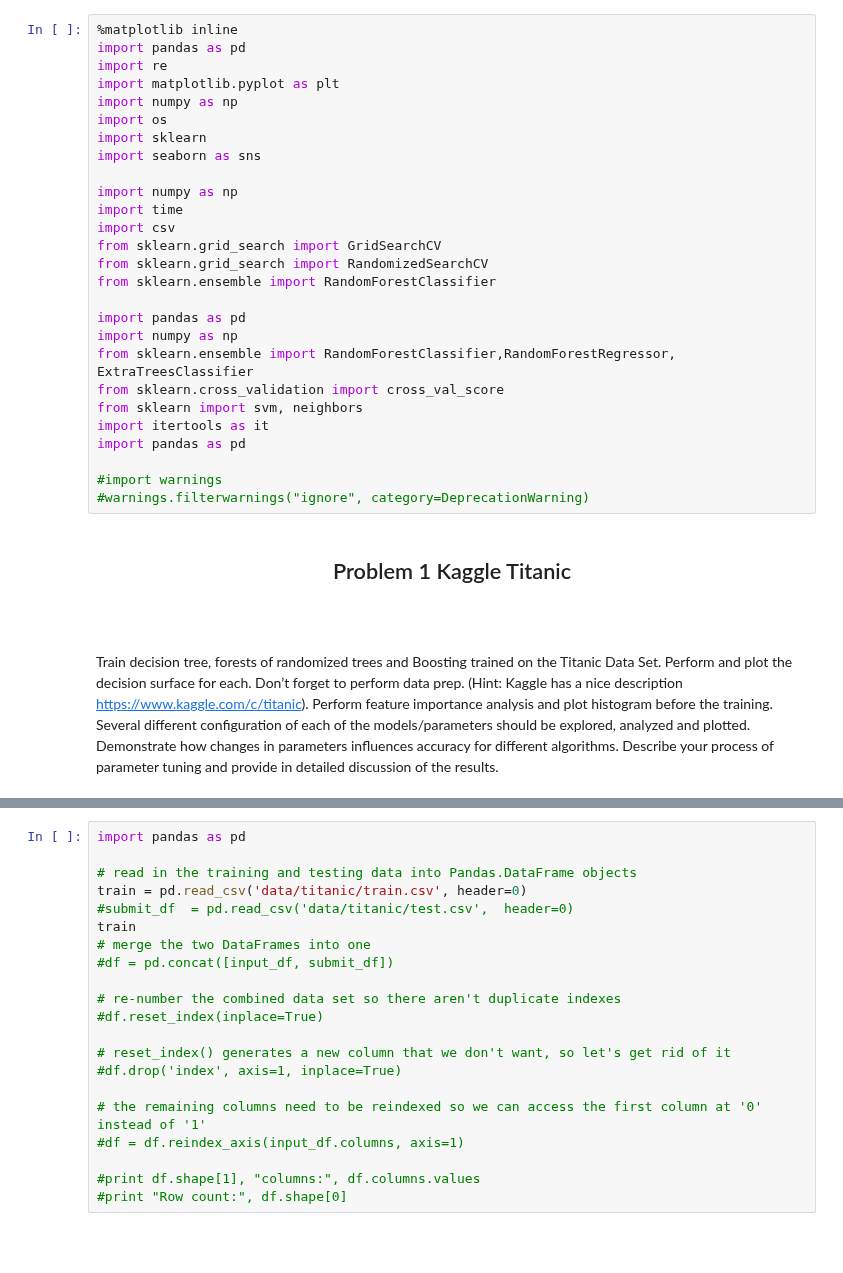
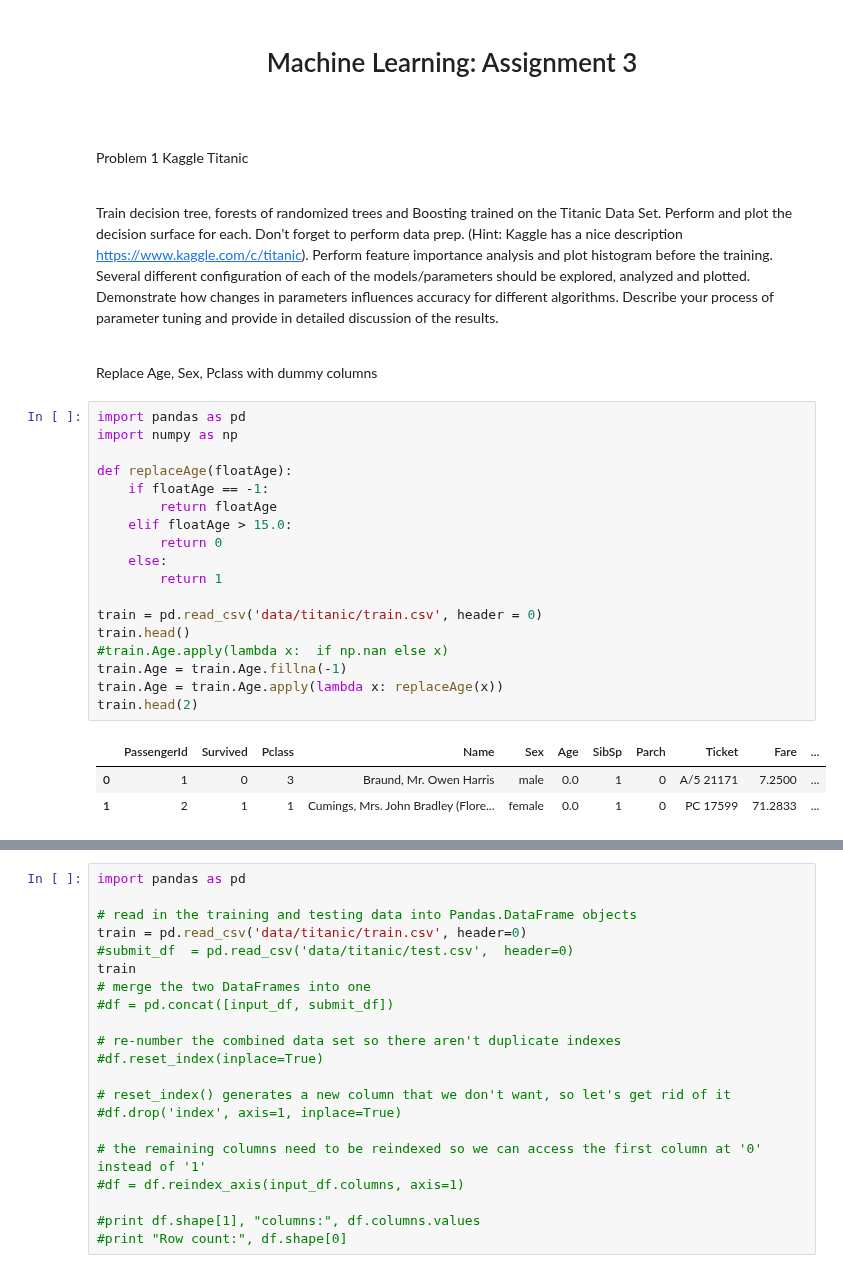
Before and after one commit to AnilKumarTeegala/DSE220_Machine_Learning, a Jupyter notebook: IPynb/3_AssignGalarnykMichael.ipynb, the cells around one changed output, grey strips where cells are left out. Drawn from its saved outputs; the diff is of its cells as text; blank space fills up the shorter version.

```diff
--- a/IPynb/3_AssignGalarnykMichael.ipynb
+++ b/IPynb/3_AssignGalarnykMichael.ipynb
@@ -3,32 +1,31 @@
-# %%
-%matplotlib inline
-import pandas as pd
-import re
-import matplotlib.pyplot as plt
-import numpy as np
-import os
-import sklearn
-import seaborn as sns
-
-import numpy as np
-import time
-import csv
-from sklearn.grid_search import GridSearchCV
-from sklearn.grid_search import RandomizedSearchCV
-from sklearn.ensemble import RandomForestClassifier
-
-import pandas as pd
-import numpy as np
-from sklearn.ensemble import RandomForestClassifier,RandomForestRegressor, ExtraTreesClassifier
-from sklearn.cross_validation import cross_val_score
-from sklearn import svm, neighbors
-import itertools as it
-import pandas as pd
-
-#import warnings
-#warnings.filterwarnings("ignore", category=DeprecationWarning)
+# %% [markdown]
+<h1 align="center"> Machine Learning: Assignment 3</h1><br>
 # %% [markdown]
-<h2 align="center"> Problem 1 Kaggle Titanic</h2><br>
+<strong><p style="font-size:120%;"></strong> Problem 1 Kaggle Titanic
 # %% [markdown]
 <strong><p style="font-size:120%;"></strong> Train decision tree, forests of randomized trees and Boosting trained on the Titanic Data Set. Perform and plot the decision surface for each. Don’t forget to perform data prep. (Hint: Kaggle has a nice description­ https://www.kaggle.com/c/titanic).
 Perform feature importance analysis and plot histogram before the training. Several different configuration of each of the models/parameters should be explored, analyzed and plotted. Demonstrate how changes in parameters influences accuracy for different algorithms. Describe your process of parameter tuning and provide in detailed discussion of the results.
+# %% [markdown]
+<strong><p style="font-size:120%;"></strong> Replace Age, Sex, Pclass with dummy columns
+# %%
+import pandas as pd
+import numpy as np
+
+def replaceAge(floatAge):
+    if floatAge == -1:
+        return floatAge
+    elif floatAge > 15.0:
+        return 0
+    else:
+        return 1
+
+train = pd.read_csv('data/titanic/train.csv', header = 0)
+train.head()
+#train.Age.apply(lambda x:  if np.nan else x)
+train.Age = train.Age.fillna(-1)
+train.Age = train.Age.apply(lambda x: replaceAge(x))
+train.head(2)
+# %% [output]
+|  | PassengerId | Survived | Pclass | Name | Sex | Age | SibSp | Parch | Ticket | Fare | ... |
+| 0 | 1 | 0 | 3 | Braund, Mr. Owen Harris | male | 0.0 | 1 | 0 | A/5 21171 | 7.2500 | ... |
+| 1 | 2 | 1 | 1 | Cumings, Mrs. John Bradley (Flore... | female | 0.0 | 1 | 0 | PC 17599 | 71.2833 | ... |
```
Also changed, not shown: parts of 7 cells of this notebook, 2 other files.
